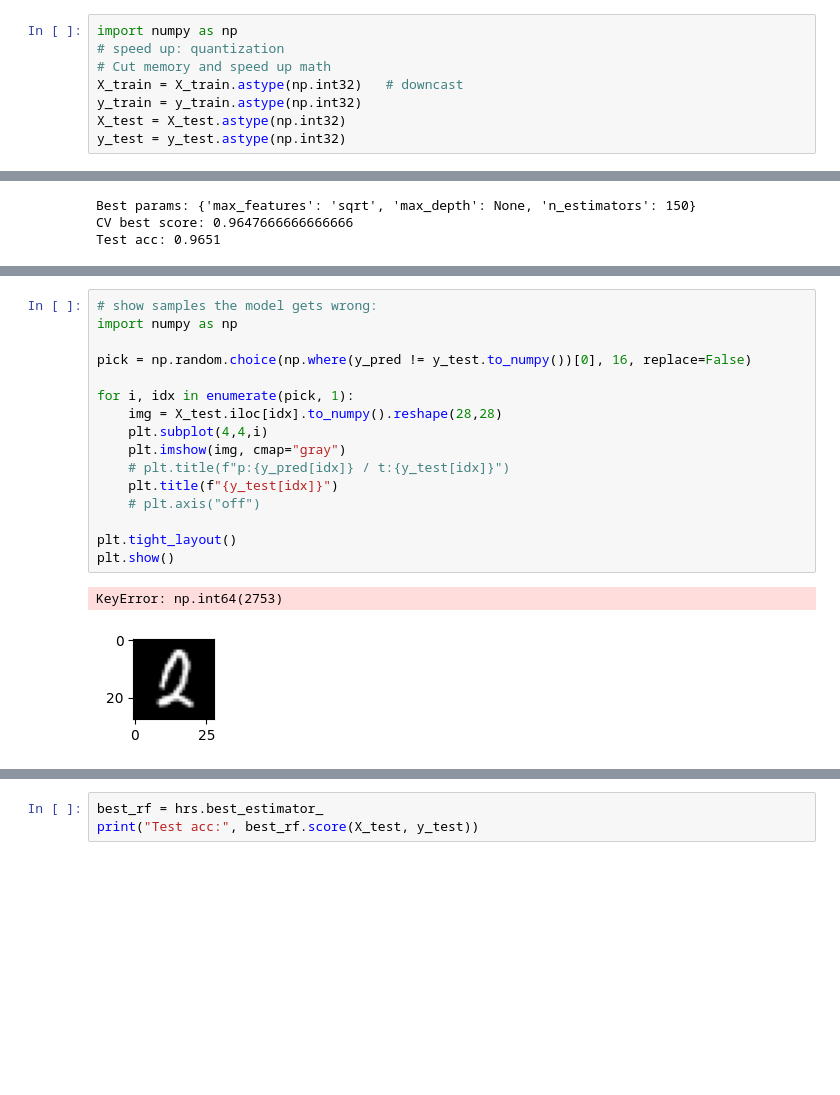
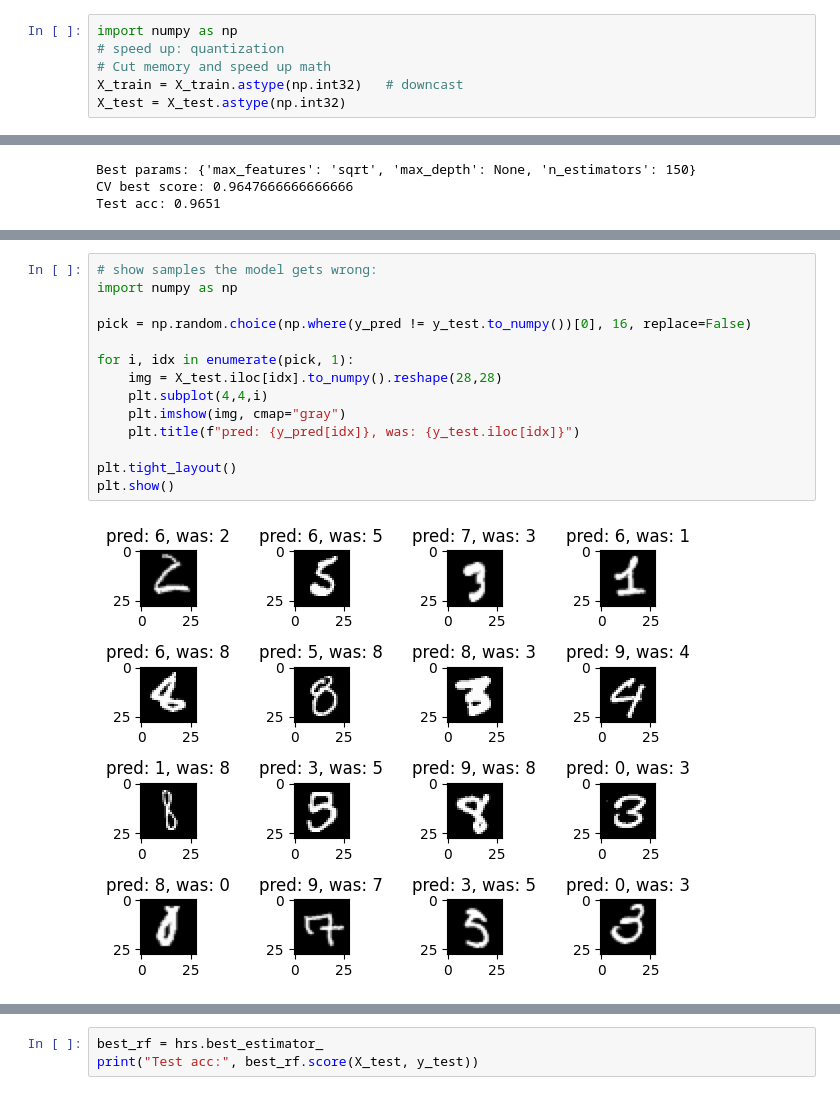
Before and after one commit to irnikesh/data-science, a Jupyter notebook: hands-on-machine-learning/exercises/03_classification.ipynb, the cells around one changed output, grey strips where cells are left out. Drawn from its saved outputs; the diff is of its cells as text; blank space fills up the shorter version.

```diff
--- a/hands-on-machine-learning/exercises/03_classification.ipynb
+++ b/hands-on-machine-learning/exercises/03_classification.ipynb
@@ -95,9 +119,7 @@ import numpy as np
 # speed up: quantization
 # Cut memory and speed up math
 X_train = X_train.astype(np.int32)   # downcast
-y_train = y_train.astype(np.int32)
 X_test = X_test.astype(np.int32)
-y_test = y_test.astype(np.int32)
 # %%
 X_train.info()
 # %% [output]
@@ -209,19 +220,16 @@ plt.show()
 # %%
 # show samples the model gets wrong:
 import numpy as np
 
 pick = np.random.choice(np.where(y_pred != y_test.to_numpy())[0], 16, replace=False)
 
 for i, idx in enumerate(pick, 1):
     img = X_test.iloc[idx].to_numpy().reshape(28,28)
     plt.subplot(4,4,i)
     plt.imshow(img, cmap="gray")
-    # plt.title(f"p:{y_pred[idx]} / t:{y_test[idx]}")
-    plt.title(f"{y_test[idx]}")
-    # plt.axis("off")
+    plt.title(f"pred: {y_pred[idx]}, was: {y_test.iloc[idx]}")
 
 plt.tight_layout()
 plt.show()
 # %% [output]
-KeyError: np.int64(2753)
-[figure, old version]
+[figure, new version]
```
Also changed, not shown: parts of 12 cells of this notebook.
